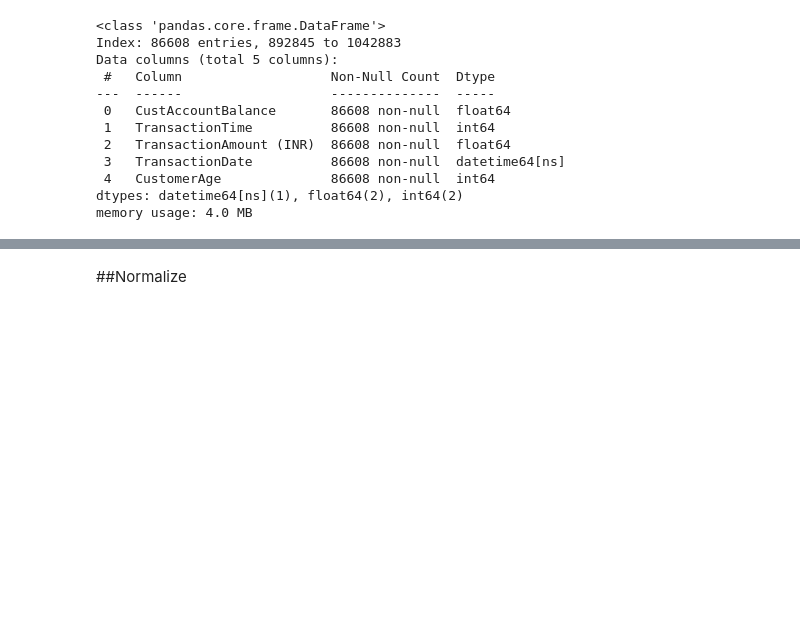
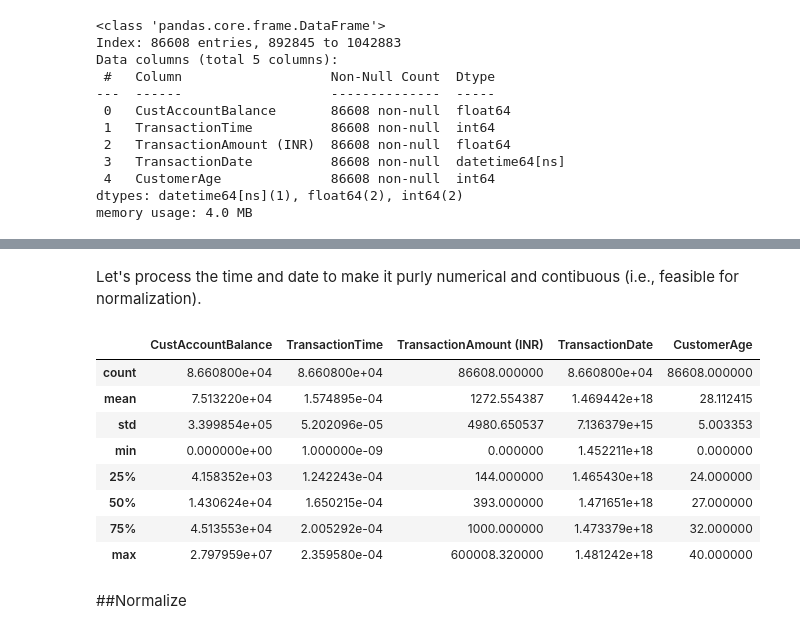
Before and after one commit to elhamod/BA820, a Jupyter notebook: Clustering/Bank_Transaction_Analysis.ipynb, the cells around one changed output, grey strips where cells are left out. Saved outputs shown, nothing was run; the diff lists cells and outputs as text; code cells hidden in the pictures; blank space fills up the shorter version.

```diff
--- a/Clustering/Bank_Transaction_Analysis.ipynb
+++ b/Clustering/Bank_Transaction_Analysis.ipynb
@@ -221,6 +221,25 @@ df_numeric.describe()
 | 75% | 4.513553e+04 | 200529.250000 | 1000.000000 | 2016-09-09 00:00:00 | 32.000000 |
 | max | 2.797959e+07 | 235958.000000 | 600008.320000 | 2016-12-09 00:00:00 | 40.000000 |
 | std | 3.399854e+05 | 52020.957797 | 4980.650537 | NaN | 5.003353 |
+# %% [markdown]
+Let's process the time and date to make it purly numerical and contibuous (i.e., feasible for normalization).
+# %%
+# # Date becomes an integer
+df_numeric['TransactionDate'] = df_numeric['TransactionDate'].astype('int64')
+# # convert TransactionTime to seconds
+df_numeric['TransactionTime'] = pd.to_timedelta(df_numeric['TransactionTime'].astype(str)).dt.total_seconds()
+# %%
+df_numeric.describe()
+# %% [output]
+|  | CustAccountBalance | TransactionTime | TransactionAmount (INR) | TransactionDate | CustomerAge |
+| count | 8.660800e+04 | 8.660800e+04 | 86608.000000 | 8.660800e+04 | 86608.000000 |
+| mean | 7.513220e+04 | 1.574895e-04 | 1272.554387 | 1.469442e+18 | 28.112415 |
+| std | 3.399854e+05 | 5.202096e-05 | 4980.650537 | 7.136379e+15 | 5.003353 |
+| min | 0.000000e+00 | 1.000000e-09 | 0.000000 | 1.452211e+18 | 0.000000 |
+| 25% | 4.158352e+03 | 1.242243e-04 | 144.000000 | 1.465430e+18 | 24.000000 |
+| 50% | 1.430624e+04 | 1.650215e-04 | 393.000000 | 1.471651e+18 | 27.000000 |
+| 75% | 4.513553e+04 | 2.005292e-04 | 1000.000000 | 1.473379e+18 | 32.000000 |
+| max | 2.797959e+07 | 2.359580e-04 | 600008.320000 | 1.481242e+18 | 40.000000 |
 # %% [markdown]
 ##Normalize
 # %%
```
Also changed, not shown: parts of 4 cells of this notebook.
